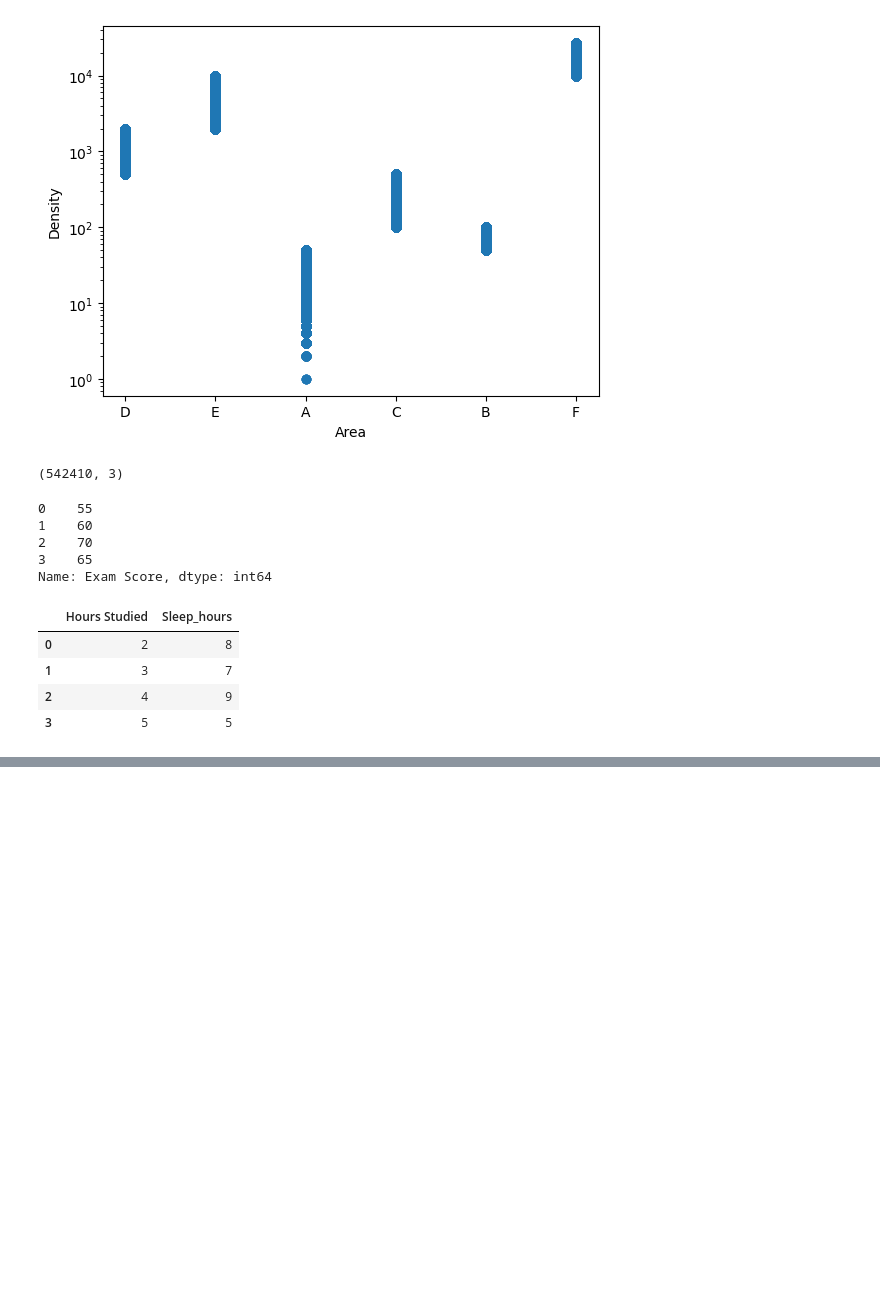
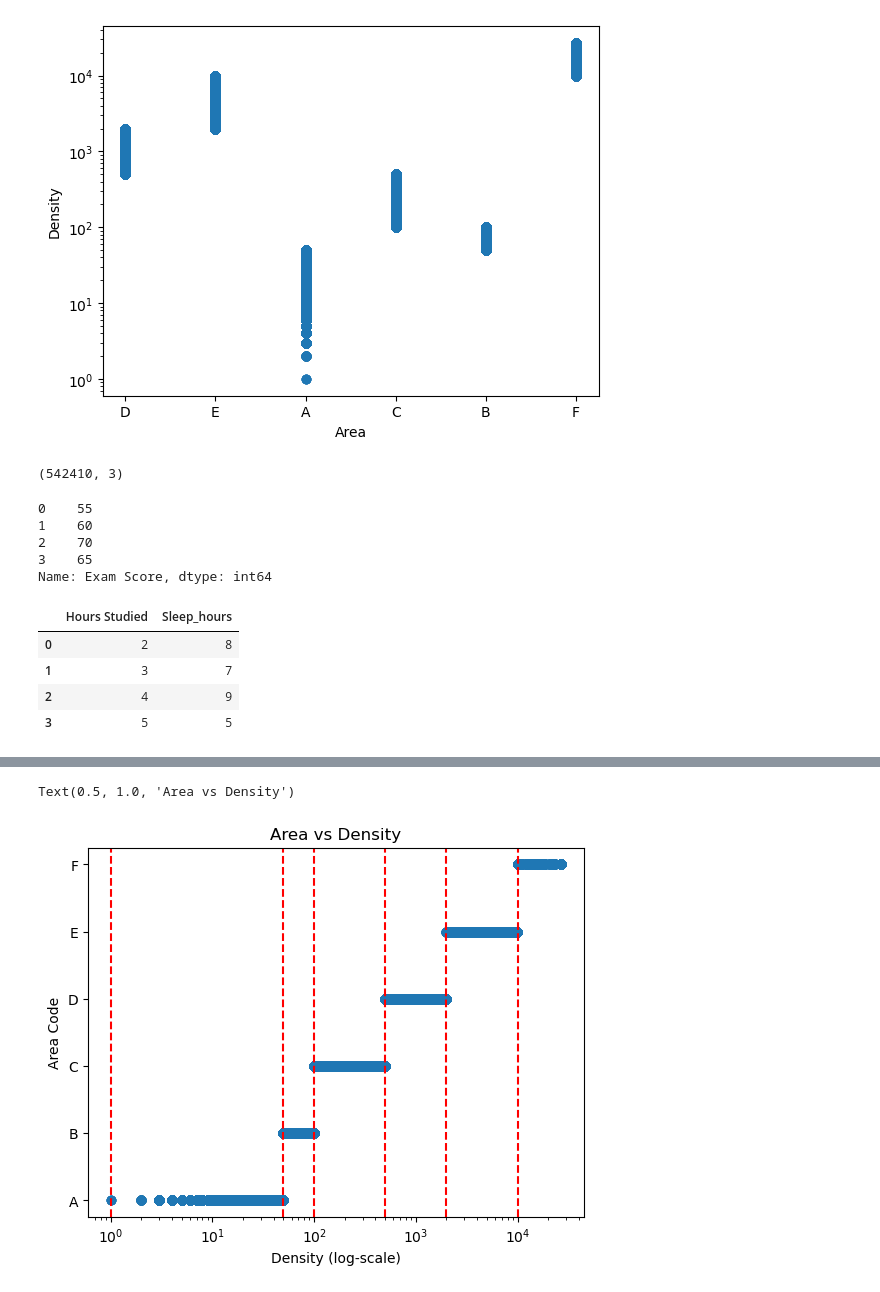
Before and after one commit to BossThePro/MLProject-Group-SR, a Jupyter notebook: test.ipynb, the cells around one changed output, grey strips where cells are left out. Drawn from its saved outputs; the diff is of its cells as text; code cells hidden in the pictures; blank space fills up the shorter version.

```diff
--- a/test.ipynb
+++ b/test.ipynb
@@ -391,0 +388,18 @@ np.float64(55.0)
+# %%
+df_reduced = df[["Density","Area"]]
+df_reduced = df_reduced.sort_values(by="Area")
+# %%
+plt.scatter(df_reduced["Density"],df_reduced["Area"])
+plt.xscale('log')
+plt.axvline(x=1, color='red', linestyle='--')
+plt.axvline(x=50, color='red', linestyle='--')
+plt.axvline(x=100, color='red', linestyle='--')
+plt.axvline(x=500, color='red', linestyle='--')
+plt.axvline(x=2001, color='red', linestyle='--')
+plt.axvline(x=10008, color='red', linestyle='--')
+plt.xlabel("Density (log-scale)")
+plt.ylabel("Area Code")
+plt.title("Area vs Density")
+# %% [output]
+Text(0.5, 1.0, 'Area vs Density')
+[figure, added]
```
Also changed, not shown: parts of 14 cells of this notebook, 2 other files.
